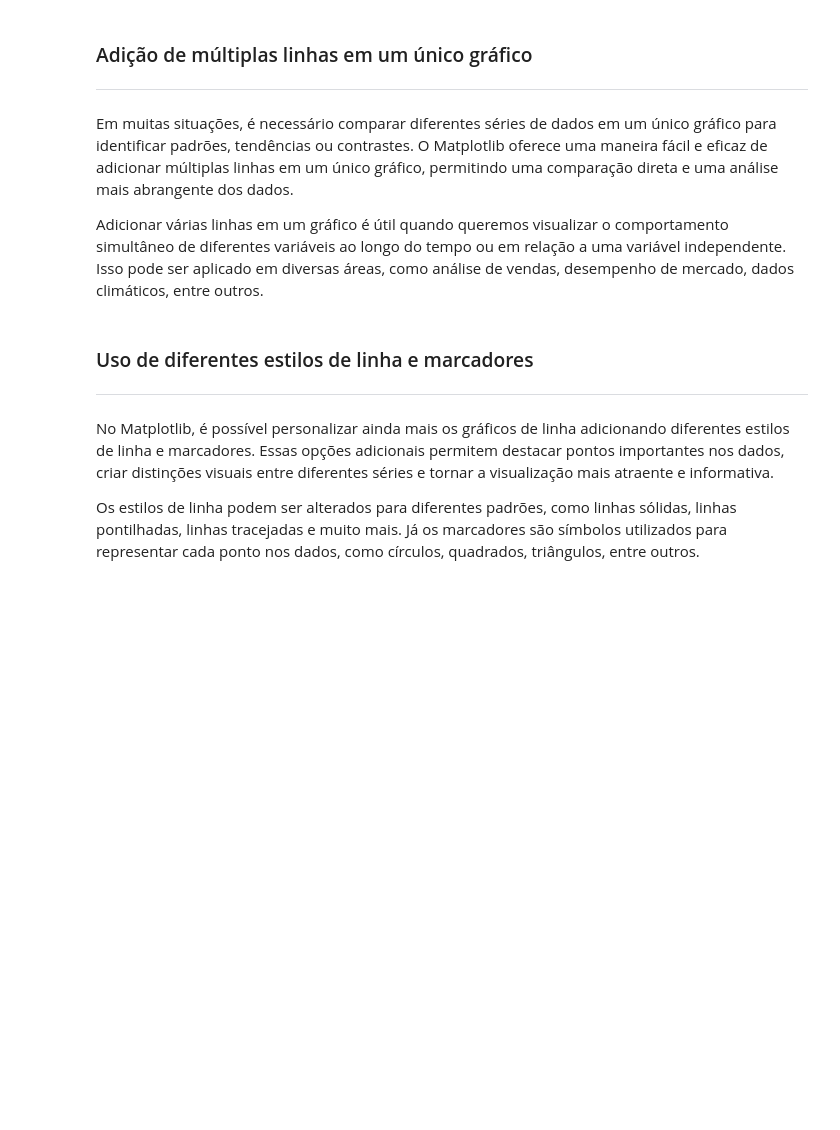
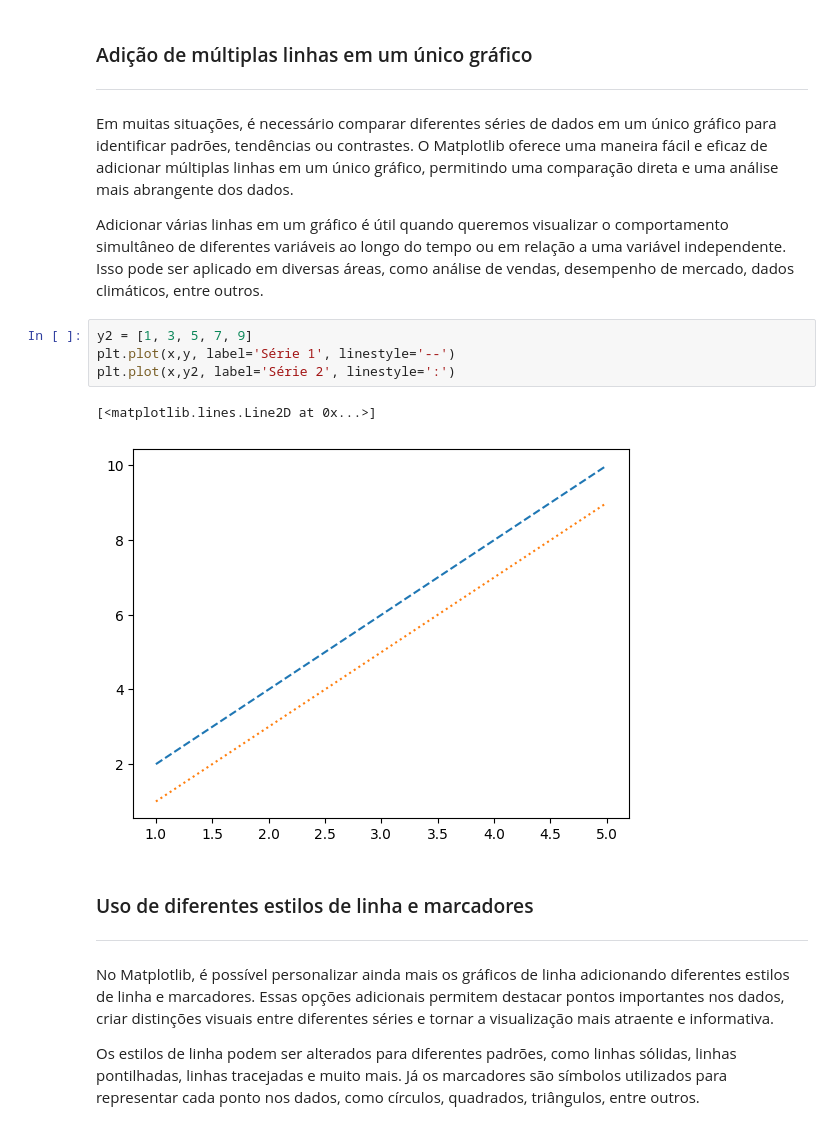
Before and after one commit to VitorFRodrigues/PUCMinas_DataScience, a Jupyter notebook: 01-Python_para_ciencia_de_dados/Material - Alunos/Scripts/MatplotLib/01 - Introdução ao Matplotlib e Gráficos de Linha.ipynb, the cells around one changed output. Drawn from its saved outputs; the diff is of its cells as text; blank space fills up the shorter version.

```diff
--- a/01-Python_para_ciencia_de_dados/Material - Alunos/Scripts/MatplotLib/01 - Introdução ao Matplotlib e Gráficos de Linha.ipynb
+++ b/01-Python_para_ciencia_de_dados/Material - Alunos/Scripts/MatplotLib/01 - Introdução ao Matplotlib e Gráficos de Linha.ipynb
@@ -46,6 +66,13 @@ Além de representar dados de forma clara e precisa, um gráfico de linhas tamb
 Em muitas situações, é necessário comparar diferentes séries de dados em um único gráfico para identificar padrões, tendências ou contrastes. O Matplotlib oferece uma maneira fácil e eficaz de adicionar múltiplas linhas em um único gráfico, permitindo uma comparação direta e uma análise mais abrangente dos dados.
 
 Adicionar várias linhas em um gráfico é útil quando queremos visualizar o comportamento simultâneo de diferentes variáveis ao longo do tempo ou em relação a uma variável independente. Isso pode ser aplicado em diversas áreas, como análise de vendas, desempenho de mercado, dados climáticos, entre outros.
+# %%
+y2 = [1, 3, 5, 7, 9]
+plt.plot(x,y, label='Série 1', linestyle='--')
+plt.plot(x,y2, label='Série 2', linestyle=':')
+# %% [output]
+[<matplotlib.lines.Line2D at 0x...>]
+[figure, added]
 # %% [markdown]
 ### Uso de diferentes estilos de linha e marcadores
 ***
```
Also changed, not shown: parts of 10 cells of this notebook, 24 other files.
